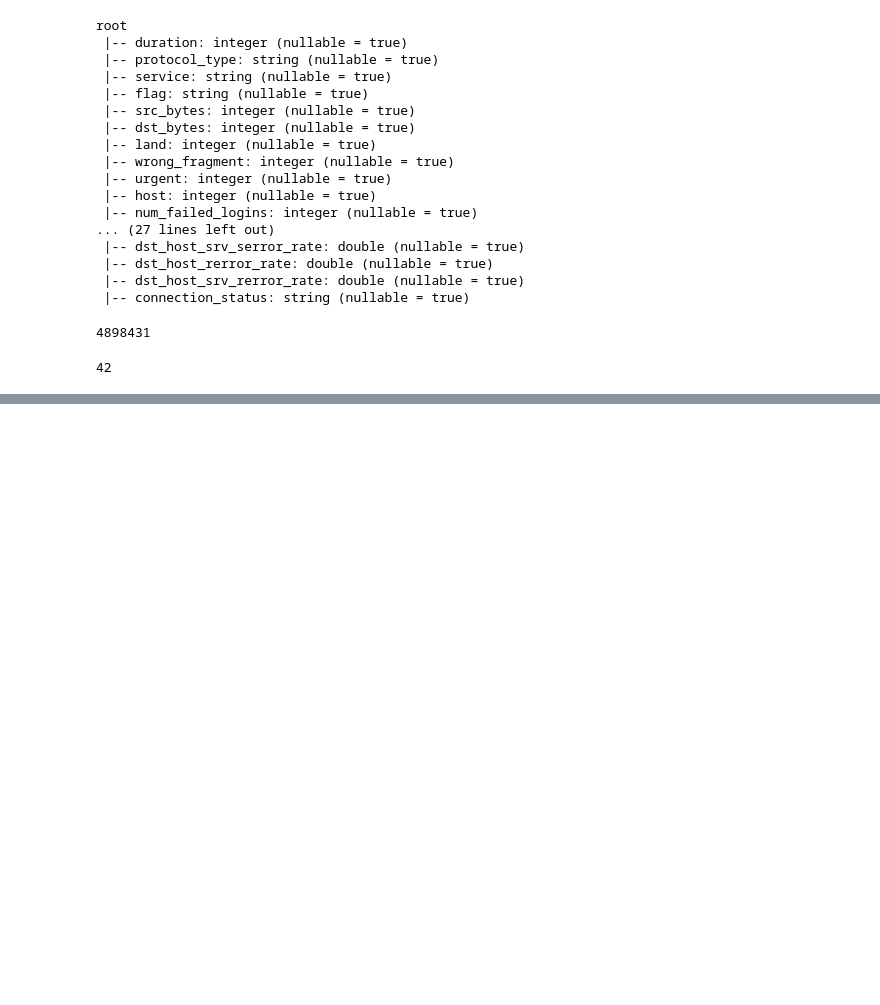
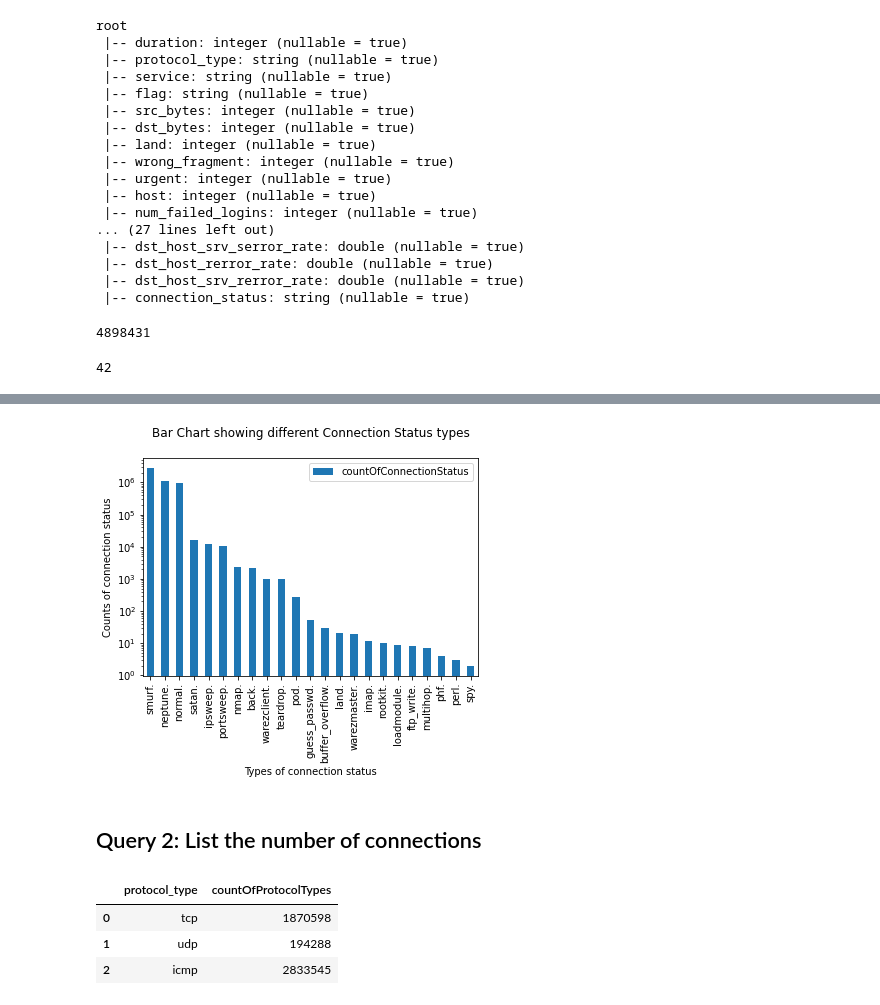
Before and after one commit to A-Nuru/KDDCupSparkSQL, a Jupyter notebook: KDDCupSparkSQL.ipynb, the cells around one changed output, grey strips where cells are left out. Saved outputs shown, nothing was run; the diff lists cells and outputs as text; code cells hidden in the pictures; blank space fills up the shorter version.

```diff
--- a/KDDCupSparkSQL.ipynb
+++ b/KDDCupSparkSQL.ipynb
@@ -134,0 +196,20 @@ df2.createOrReplaceTempView('KDDView')
+# %%
+# plotting connection status by types - reduce skewness (distortion)
+pandasDF.sort_values('countOfConnectionStatus', ascending=False).plot(x='connection_status', y='countOfConnectionStatus', kind='bar', logy=True);
+plt.title('Bar Chart showing different Connection Status types\n')
+plt.xlabel('Types of connection status')
+plt.ylabel('Counts of connection status');
+# %% [output]
+[figure, added]
+# %% [markdown]
+## Query 2: List the number of connections
+# %%
+# Finding the number of connections available
+sqlDF = spark.sql("SELECT protocol_type, COUNT(*) as countOfProtocolTypes FROM KDDView GROUP BY protocol_type")
+pandasDF = sqlDF.toPandas()
+PandasDF
+# %% [output]
+|  | protocol_type | countOfProtocolTypes |
+| 0 | tcp | 1870598 |
+| 1 | udp | 194288 |
+| 2 | icmp | 2833545 |
```
Also changed, not shown: parts of 23 cells of this notebook.
